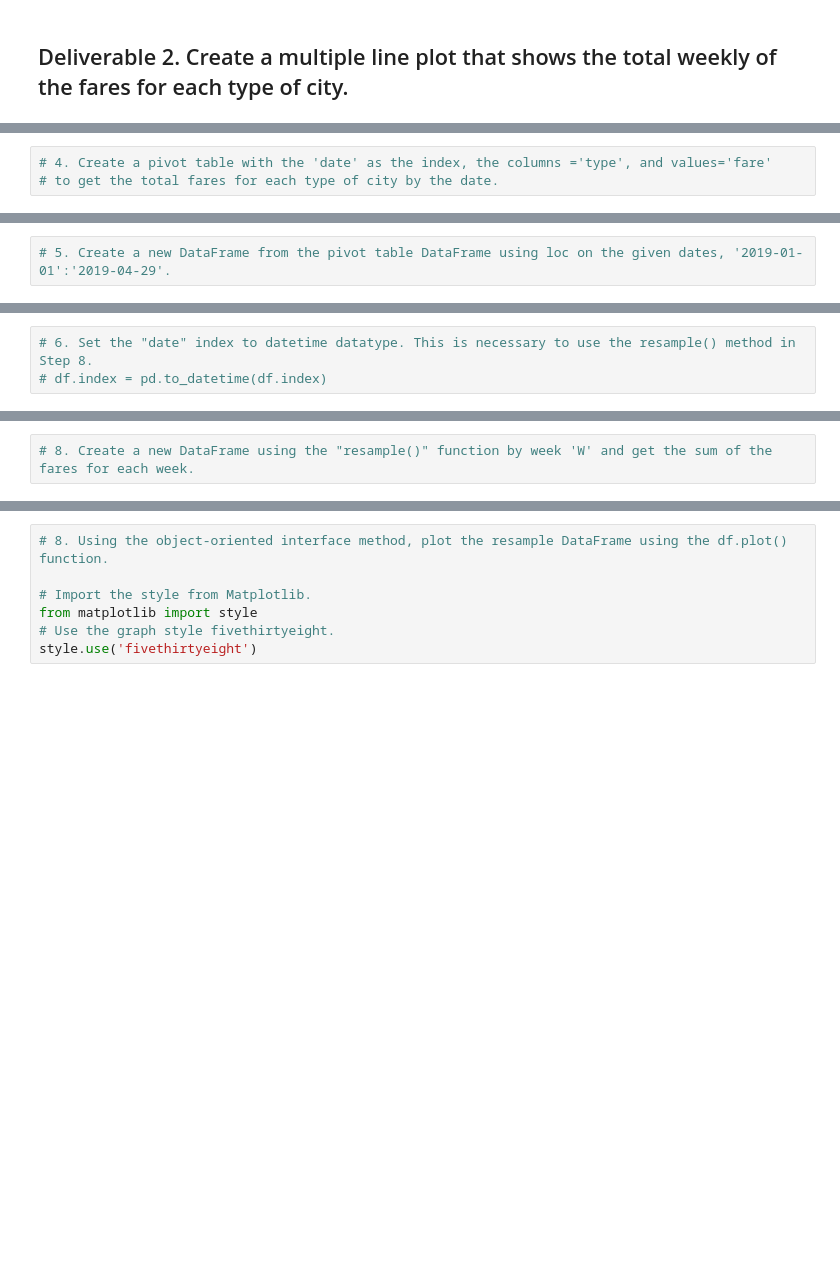
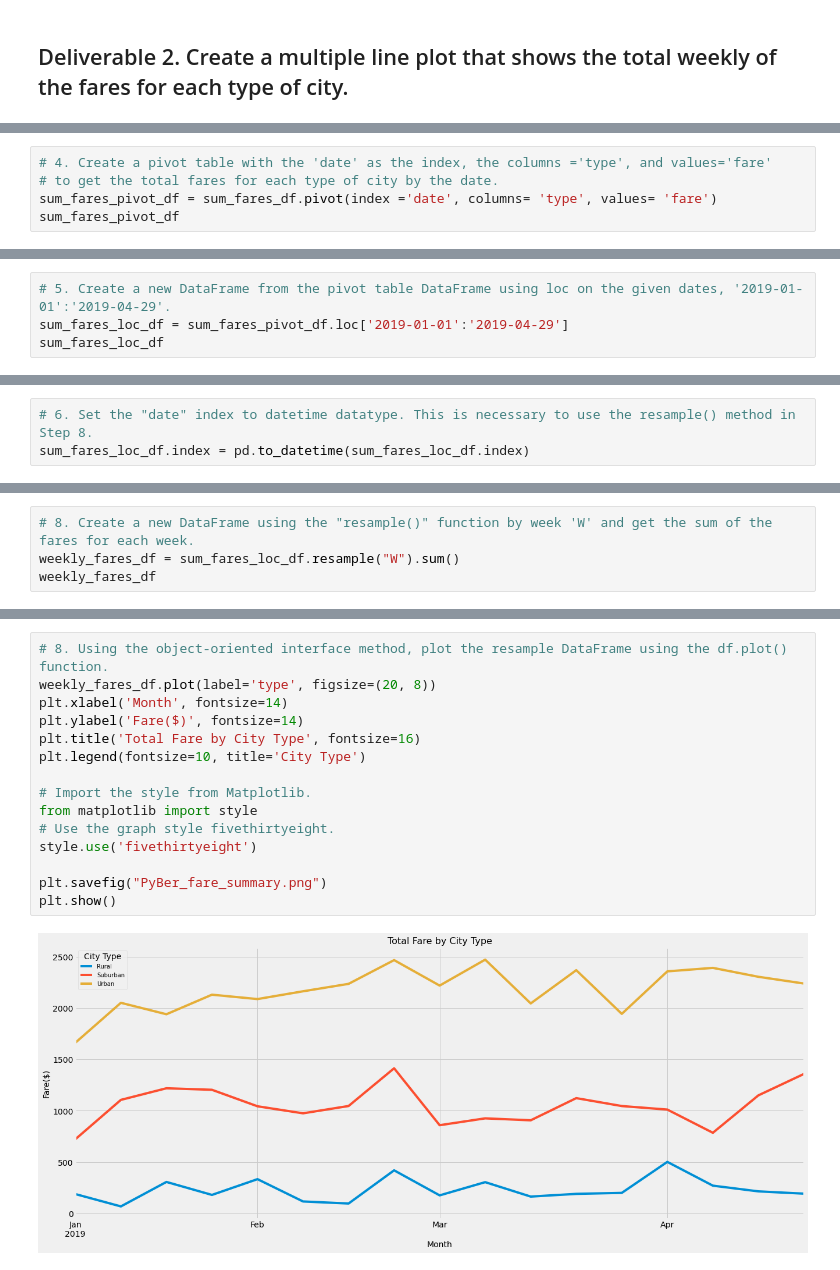
Before and after one commit to Irina-Preotescu/PyBer_Analysis, a Jupyter notebook: PyBer_Challenge.ipynb, the cells around one changed output, grey strips where cells are left out. Drawn from its saved outputs; the diff is of its cells as text; blank space fills up the shorter version.

```diff
--- a/PyBer_Challenge.ipynb
+++ b/PyBer_Challenge.ipynb
@@ -228,3 +277,5 @@ pyber_summary_df
 # %%
 # 4. Create a pivot table with the 'date' as the index, the columns ='type', and values='fare'
 # to get the total fares for each type of city by the date.
+sum_fares_pivot_df = sum_fares_df.pivot(index ='date', columns= 'type', values= 'fare')
+sum_fares_pivot_df
@@ -231,2 +297,4 @@ pyber_summary_df
 # %%
 # 5. Create a new DataFrame from the pivot table DataFrame using loc on the given dates, '2019-01-01':'2019-04-29'.
+sum_fares_loc_df = sum_fares_pivot_df.loc['2019-01-01':'2019-04-29']
+sum_fares_loc_df
@@ -233,5 +316,5 @@ pyber_summary_df
 # %%
 # 6. Set the "date" index to datetime datatype. This is necessary to use the resample() method in Step 8.
-# df.index = pd.to_datetime(df.index)
+sum_fares_loc_df.index = pd.to_datetime(sum_fares_loc_df.index)
 # %%
 # 7. Check that the datatype for the index is datetime using df.info()
@@ -238,2 +333,4 @@ pyber_summary_df
 # %%
 # 8. Create a new DataFrame using the "resample()" function by week 'W' and get the sum of the fares for each week.
+weekly_fares_df = sum_fares_loc_df.resample("W").sum()
+weekly_fares_df
@@ -240,7 +357,17 @@ pyber_summary_df
 # %%
 # 8. Using the object-oriented interface method, plot the resample DataFrame using the df.plot() function.
+weekly_fares_df.plot(label='type', figsize=(20, 8))
+plt.xlabel('Month', fontsize=14)
+plt.ylabel('Fare($)', fontsize=14)
+plt.title('Total Fare by City Type', fontsize=16)
+plt.legend(fontsize=10, title='City Type')
 
 # Import the style from Matplotlib.
 from matplotlib import style
 # Use the graph style fivethirtyeight.
 style.use('fivethirtyeight')
+
+plt.savefig("PyBer_fare_summary.png")
+plt.show()
+# %% [output]
+[figure, added]
```
Also changed, not shown: parts of 7 cells of this notebook, 1 other file.
